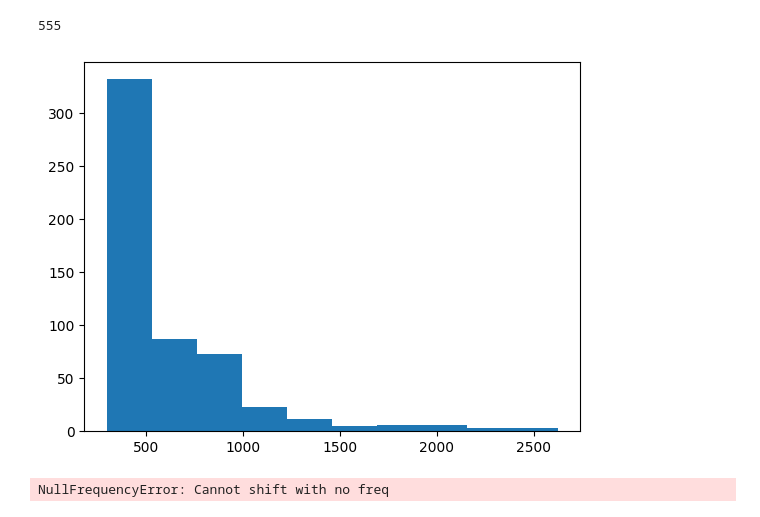
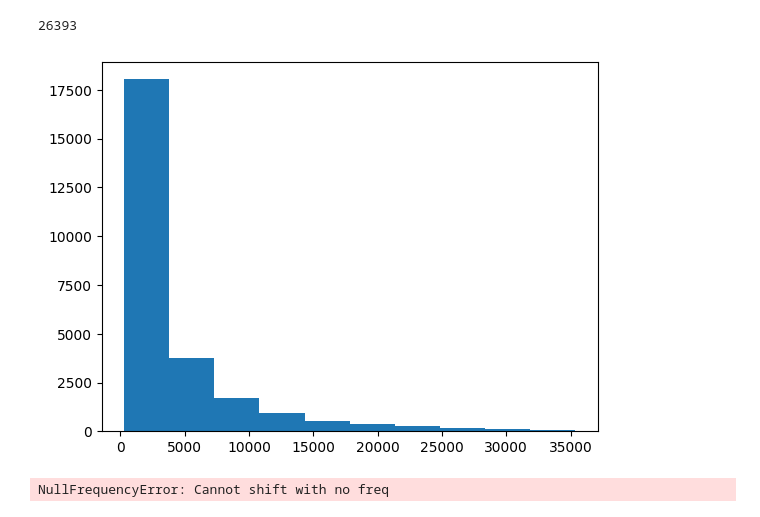
Before and after one commit to AbhikChowdhury6/dataImport, a Jupyter notebook: analyisis/groupingHRs.ipynb, the cells around one changed output. Cells and saved outputs as stored; diff of their text form; code cells hidden in the pictures.

Commit message:
made the grouping code much faster using native pandas functions

```diff
--- a/analyisis/groupingHRs.ipynb
+++ b/analyisis/groupingHRs.ipynb
@@ -41 +25,8 @@ timeToNextDF
+# %%
+series = fitbitHRs
+timesSeries = pd.Series(series.index)
+betweenMesures = ((timesSeries.shift(-1) - timesSeries)).astype('timedelta64[s]')
+
+timeToNextDF = pd.DataFrame(timesSeries)
+timeToNextDF["timeToNextReading"]  =  betweenMesures
 # %%
@@ -60,3 +46,19 @@ for i in range(len(timeToNextDF)):
 
 
 groupBoundaries = [[x[0], x[-1]] for x in potentialGroups]
+# %%
+tes = timeToNextDF[timeToNextDF["timeToNextReading"] < 20]
+index_diff = tes.index.to_series().diff()
+boundaryIndicators = index_diff[index_diff > 1].index.to_list()
+# %%
+clusterStartIndex = 0
+groupBoundaries = []
+for bii in range(len(boundaryIndicators)): #bii being boundaryIndicatorIndex
+    startTime = timeToNextDF["sampleDT"].iloc[clusterStartIndex]
+    endTime = timeToNextDF["sampleDT"].iloc[boundaryIndicators[bii]]
+    if endTime - startTime >= pd.Timedelta(minutes=5):
+        groupBoundaries.append([startTime, endTime])
+
+    clusterStartIndex = boundaryIndicators[bii] + 1
+
+groupBoundaries[0]
@@ -65,13 +70,13 @@ groupTimes = [(x[1] - x[0]).total_seconds() for x in groupBoundaries]
 # %%
 len(groupTimes)
 # %% [output]
-555
+26393
 # %%
 import matplotlib.pyplot as plt
-plt.hist(sorted(groupTimes)[:550])
+plt.hist(sorted(groupTimes)[:26000])
 plt.show()
 # %% [output]
-[figure, old version]
+[figure, new version]
 # %%
 def getGroups(series, maxDelta = 20, minGroupSize = 5):
     groups = []
```
Also changed, not shown: parts of 3 cells of this notebook.
